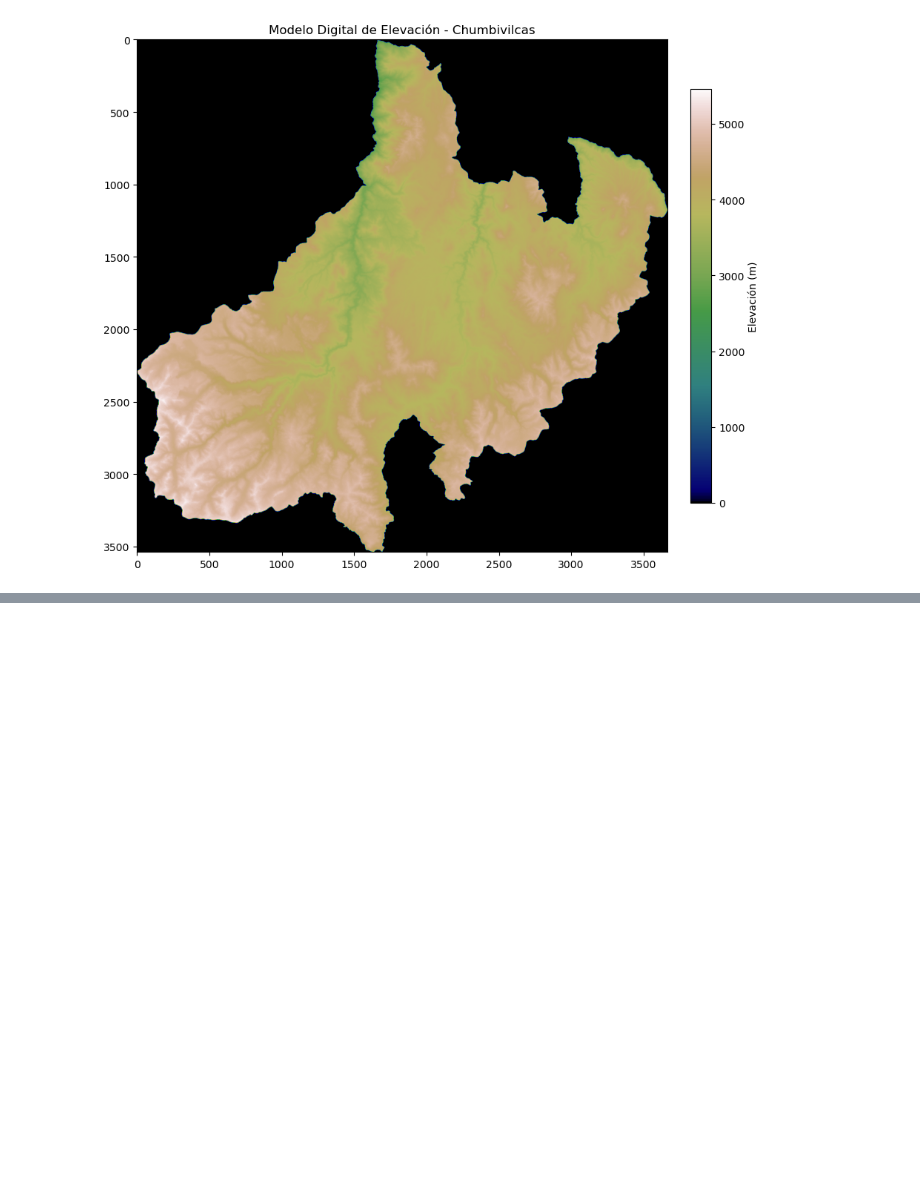
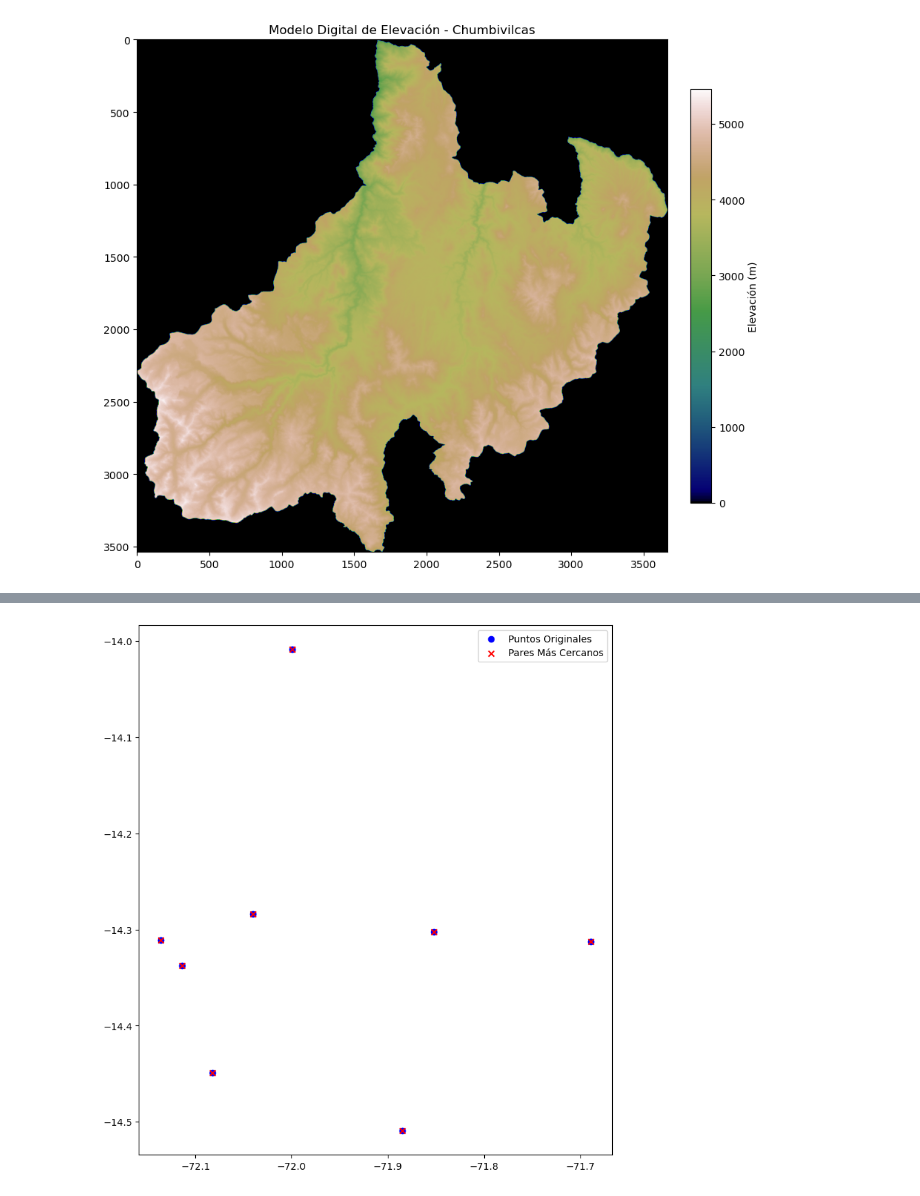
Before and after one commit to mario199745/Rutas_optimas, a Jupyter notebook: script/route_optimal.ipynb, the cells around one changed output, grey strips where cells are left out. Drawn from its saved outputs; the diff is of its cells as text; code cells hidden in the pictures; blank space fills up the shorter version.

```diff
--- a/script/route_optimal.ipynb
+++ b/script/route_optimal.ipynb
@@ -127,0 +134,52 @@ plt.show()
+# %%
+from scipy.spatial import KDTree
+import numpy as np
+
+# Extrae las coordenadas de los puntos_chumbivilcas
+coords = np.array(list(zip(puntos_chumbivilcas.geometry.x, puntos_chumbivilcas.geometry.y)))
+
+# Construye el árbol KD para consultas eficientes de los puntos_chumbivilcas más cercanos
+tree = KDTree(coords)
+
+# Encuentra los puntos_chumbivilcas más cercanos para cada punto (excluyendo el propio punto)
+distancias, indices = tree.query(coords, k=2)  # k=2 devuelve el punto más cercano y el propio punto
+
+# Extrae los índices de los pares más cercanos (excluyendo el propio punto)
+indices_pares = indices[:, 1]
+# %%
+# Utiliza los índices de los pares más cercanos para crear un nuevo GeoDataFrame
+# que contenga solo esos pares de puntos más cercanos.
+
+import geopandas as gpd
+import pandas as pd
+
+# Inicializa una lista para almacenar las geometrías de los pares más cercanos
+geometrias_pares_cercanos = []
+
+# Itera sobre el array de índices para recoger los pares de puntos más cercanos
+for i, indice in enumerate(indices_pares):
+    punto_origen = puntos_chumbivilcas.iloc[i].geometry
+    punto_destino = puntos_chumbivilcas.iloc[indice].geometry
+    geometrias_pares_cercanos.append(punto_origen)
+    geometrias_pares_cercanos.append(punto_destino)
+
+# Crea un GeoDataFrame a partir de los pares más cercanos
+gdf_pares_cercanos = gpd.GeoDataFrame(geometry=geometrias_pares_cercanos, columns=['geometry'])
+
+# Ahora, gdf_pares_cercanos contiene los puntos de los pares más cercanos duplicados,
+# para visualizarlos correctamente o trabajar con ellos, puedes querer eliminar duplicados.
+
+# Eliminar duplicados basados en la geometría
+gdf_pares_cercanos = gdf_pares_cercanos.drop_duplicates('geometry')
+
+# Visualizar los pares más cercanos
+import matplotlib.pyplot as plt
+
+fig, ax = plt.subplots(figsize=(10, 10))
+puntos_chumbivilcas.plot(ax=ax, marker='o', color='blue', label='Puntos Originales')
+gdf_pares_cercanos.plot(ax=ax, marker='x', color='red', label='Pares Más Cercanos')
+
+plt.legend()
+plt.show()
+# %% [output]
+[figure, added]
```
Also changed, not shown: parts of 9 cells of this notebook, 6 other files.
